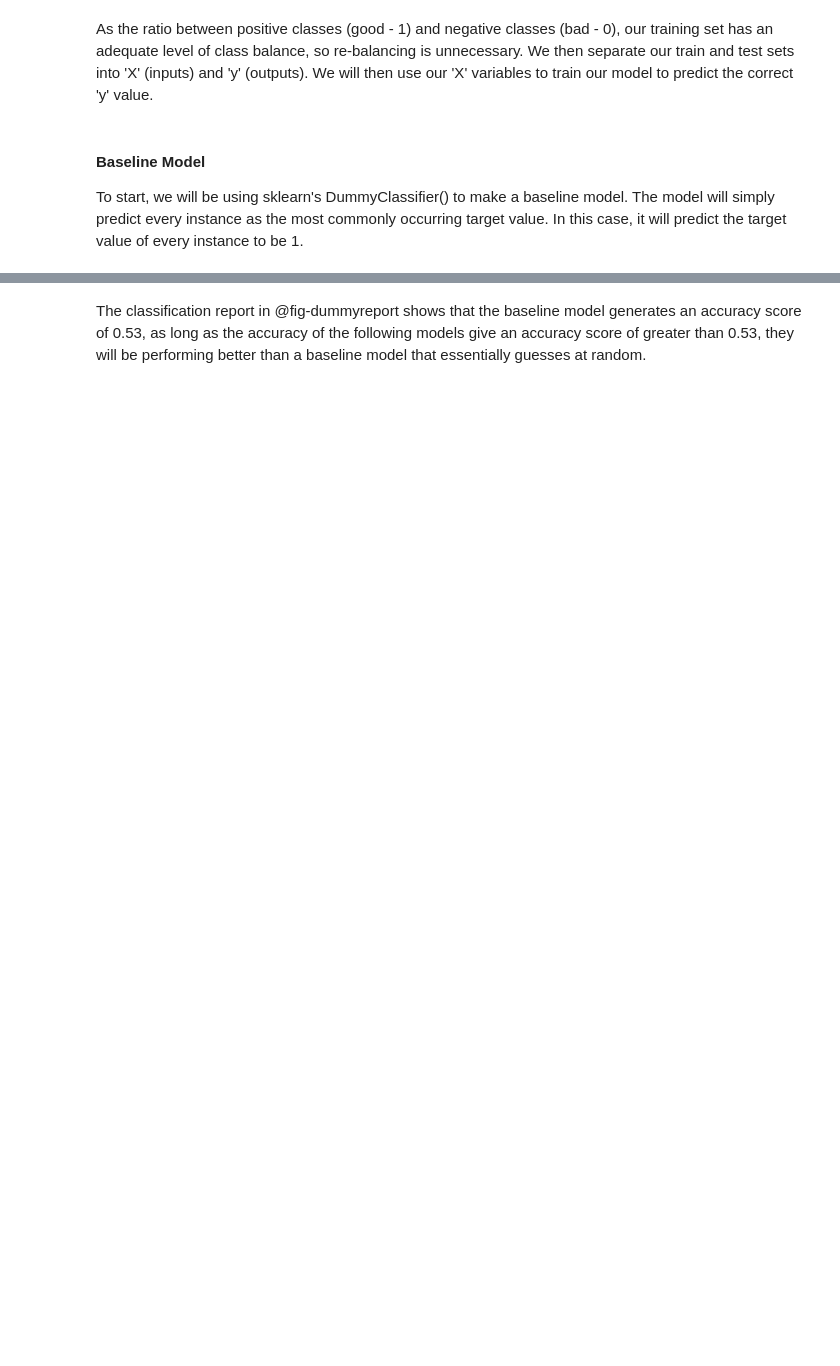
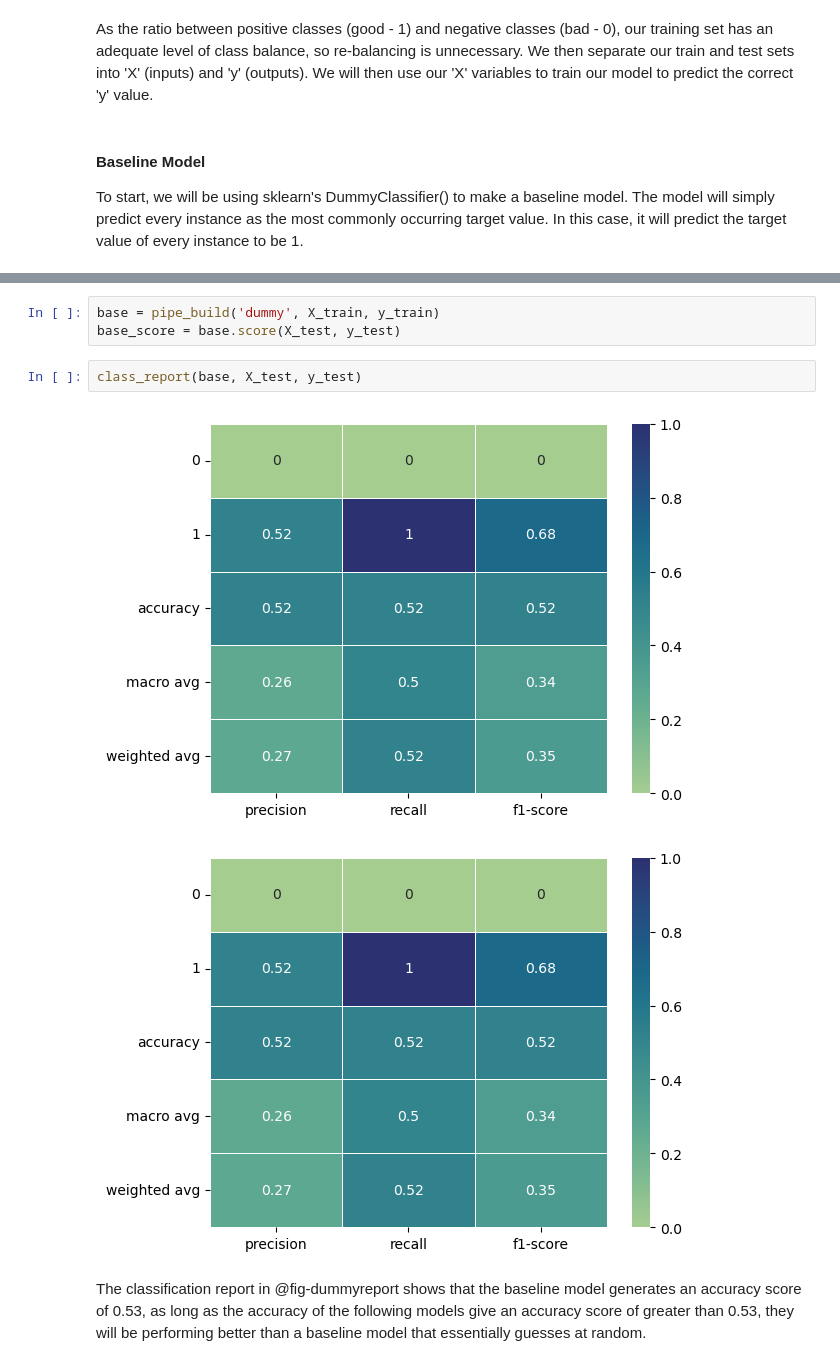
Before and after one commit to DSCI-310/is-it-good-wine, a Jupyter notebook: wineclassification.ipynb, the cells around one changed output, grey strips where cells are left out. Cells and saved outputs as stored; diff of their text form; blank space fills up the shorter version.

```diff
--- a/wineclassification.ipynb
+++ b/wineclassification.ipynb
@@ -150,3 +153,11 @@ To start, we will be using sklearn's DummyClassifier() to make a baseline model.
+# %%
+base = pipe_build('dummy', X_train, y_train)
+base_score = base.score(X_test, y_test)
+# %%
+class_report(base, X_test, y_test)
+# %% [output]
+[figure, added]
+[figure, added]
 # %% [markdown]
 The classification report in @fig-dummyreport shows that the baseline model generates an accuracy score of 0.53, as long as the accuracy of the following models give an accuracy score of greater than 0.53, they will be performing better than a baseline model that essentially guesses at random.
 # %%
```
Also changed, not shown: parts of 30 cells of this notebook, 2 other files.
